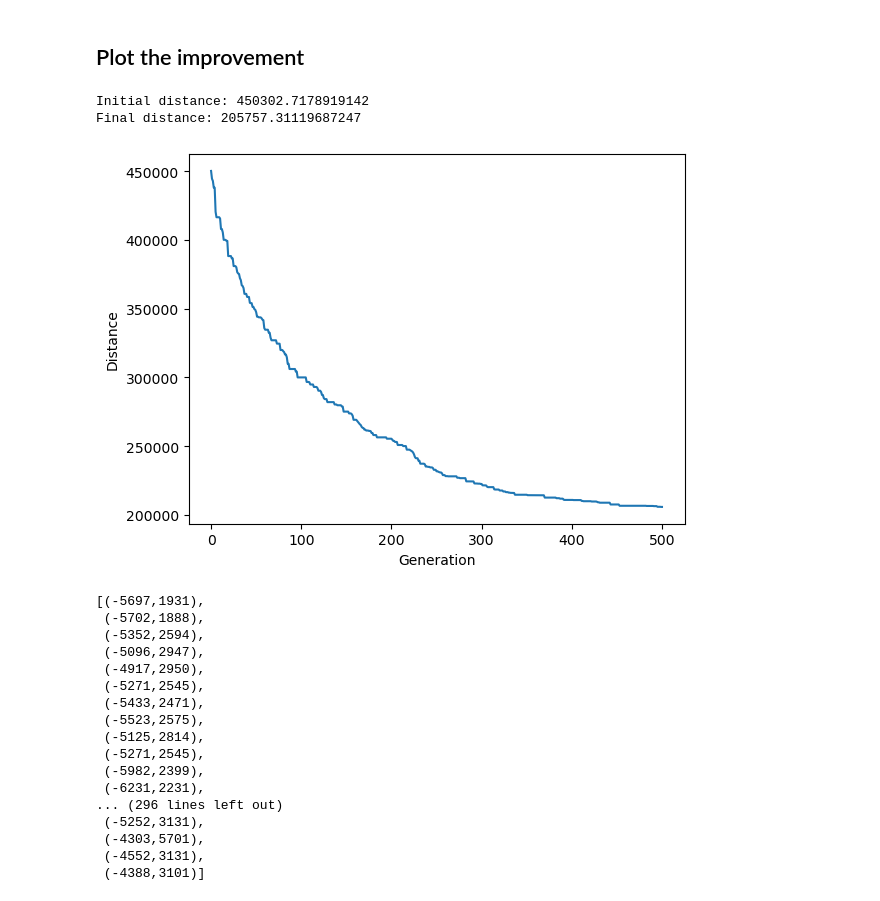
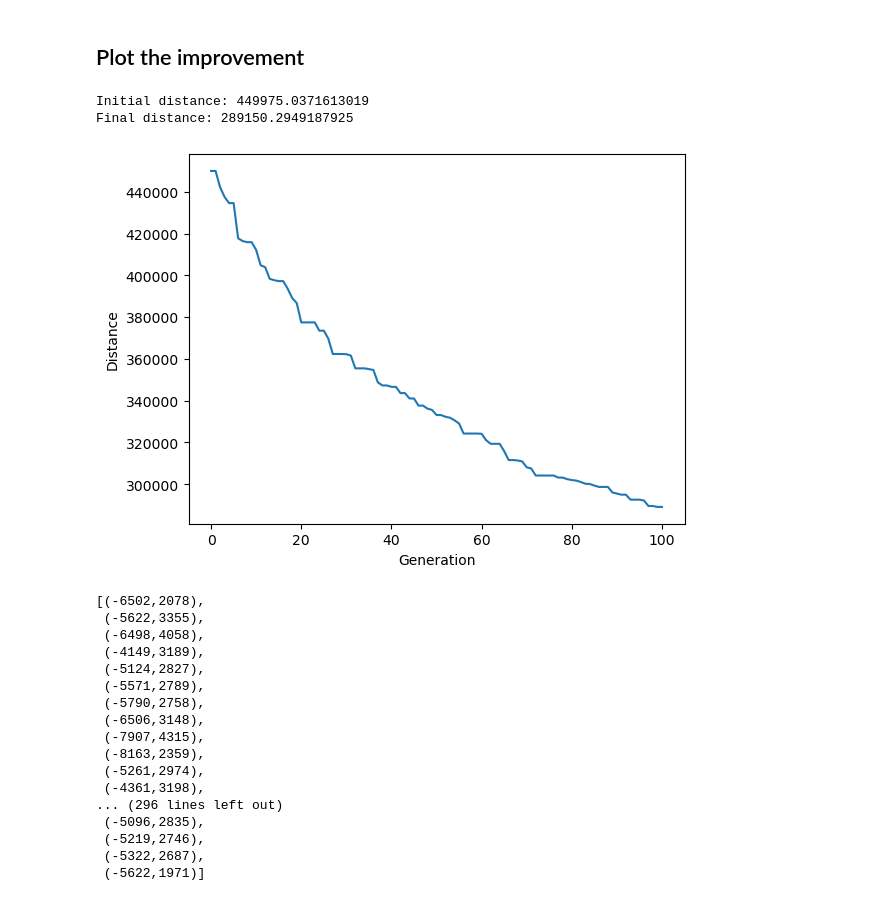
Before and after one commit to doondu/GeneticAlgorithm-python, a Jupyter notebook: TSP_GA/TSP_GA.ipynb, the cells around one changed output. Cells and saved outputs as stored; diff of their text form; code cells hidden in the pictures.

```diff
--- a/TSP_GA/TSP_GA.ipynb
+++ b/TSP_GA/TSP_GA.ipynb
@@ -167,22 +161,22 @@ def matingPool(population, selectionResults):
     return matingpool
 # %%
 def breed(parent1, parent2):
-    child = []
-    childP1 = []
-    childP2 = []
-
+    child = [None] *len(parent1)
     geneA = int(random.random() * len(parent1))
     geneB = int(random.random() * len(parent1))
-
     startGene = min(geneA, geneB)
     endGene = max(geneA, geneB)
 
     for i in range(startGene, endGene):
-        childP1.append(parent1[i])
+        child[i] = parent1[i]
 
-    childP2 = [item for item in parent2 if item not in childP1]
+    remaining = [city for city in parent2 if city not in child]
+    index = 0
+    for i in range(len(parent2)):
+        if child[i] is None:
+            child[i] = remaining[index]
+            index += 1
 
-    child = childP1 + childP2
     return child
 # %%
 def breedPopulation(matingpool, eliteSize):
@@ -295,25 +289,25 @@ def geneticAlgorithmPlot(population, popSize, eliteSize, mutationRate, generatio
     plt.show()
     return bestRoute
 # %%
-geneticAlgorithmPlot(population=cityList, popSize=100, eliteSize=20, mutationRate=0, generations=500)
+geneticAlgorithmPlot(population=cityList, popSize=100, eliteSize=20, mutationRate=0, generations=100)
 # %% [output]
-Initial distance: 450302.7178919142
-Final distance: 205757.31119687247
+Initial distance: 449975.0371613019
+Final distance: 289150.2949187925
-[figure, old version]
+[figure, new version]
-[(-5697,1931),
- (-5702,1888),
- (-5352,2594),
- (-5096,2947),
- (-4917,2950),
- (-5271,2545),
- (-5433,2471),
- (-5523,2575),
- (-5125,2814),
- (-5271,2545),
- (-5982,2399),
- (-6231,2231),
+[(-6502,2078),
+ (-5622,3355),
+ (-6498,4058),
+ (-4149,3189),
+ (-5124,2827),
+ (-5571,2789),
+ (-5790,2758),
+ (-6506,3148),
+ (-7907,4315),
+ (-8163,2359),
+ (-5261,2974),
+ (-4361,3198),
 ... (296 lines left out)
- (-5252,3131),
- (-4303,5701),
- (-4552,3131),
- (-4388,3101)]
+ (-5096,2835),
+ (-5219,2746),
+ (-5322,2687),
+ (-5622,1971)]
```
Also changed, not shown: parts of 3 cells of this notebook, 33 other files.
